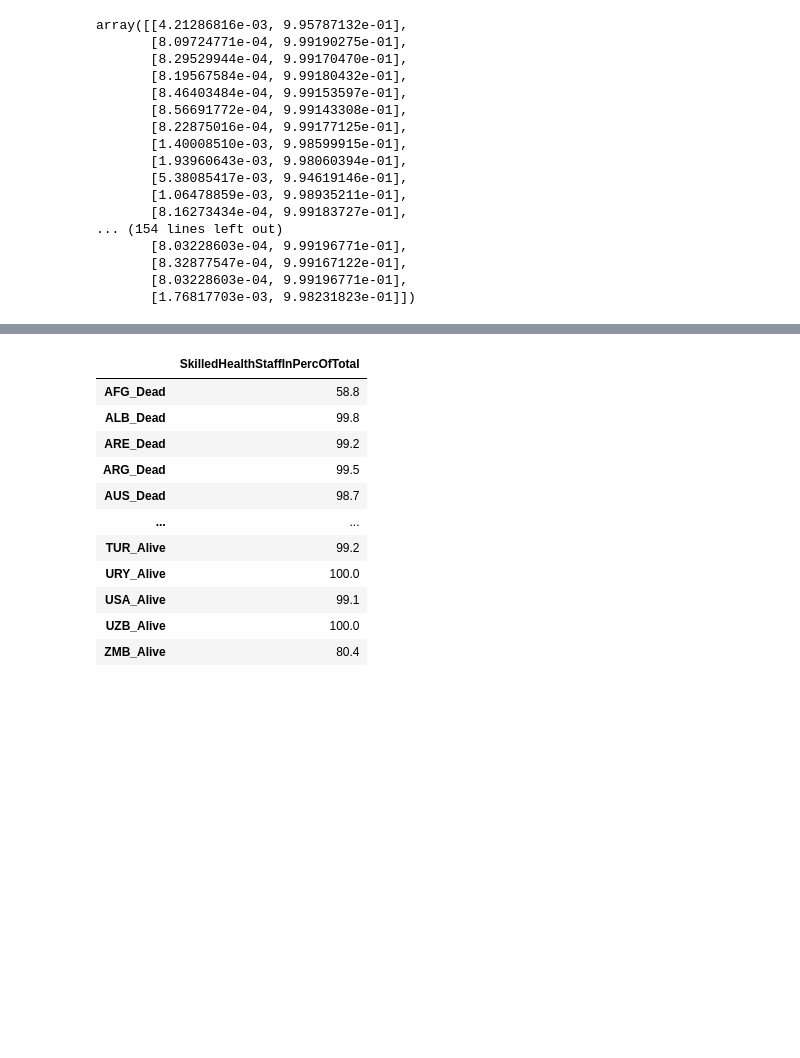
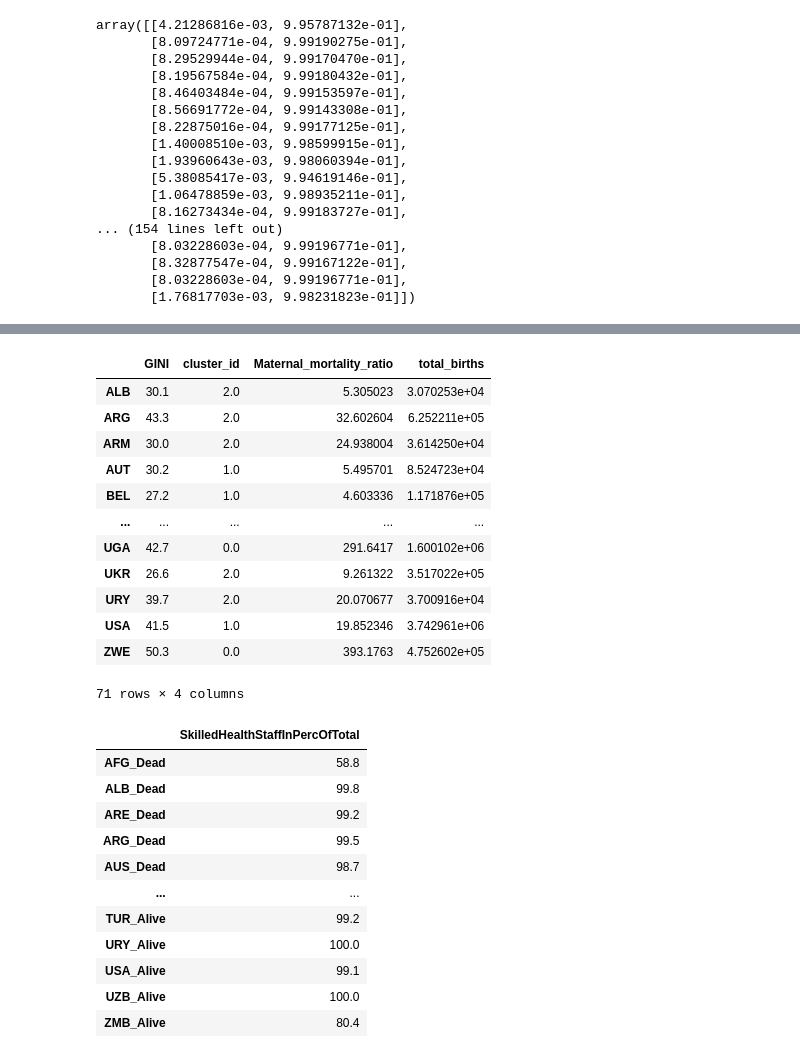
Before and after one commit to MariaStefaniak/SurvivalAtBirth_Global, a Jupyter notebook: Data_Organization/Python_Scripts/FinalNotebook.ipynb, the cells around one changed output, grey strips where cells are left out. Saved outputs shown, nothing was run; the diff lists cells and outputs as text; code cells hidden in the pictures; blank space fills up the shorter version.

```diff
--- a/Data_Organization/Python_Scripts/FinalNotebook.ipynb
+++ b/Data_Organization/Python_Scripts/FinalNotebook.ipynb
@@ -840,3 +927,25 @@ for feature in List_of_Models_per_Feature:
+# %%
+
+
+
+
+
+countryRegressor.Clean_Test()
+countryRegressor.test_clean_df
+# %% [output]
+|  | GINI | cluster_id | Maternal_mortality_ratio | total_births |
+| ALB | 30.1 | 2.0 | 5.305023 | 3.070253e+04 |
+| ARG | 43.3 | 2.0 | 32.602604 | 6.252211e+05 |
+| ARM | 30.0 | 2.0 | 24.938004 | 3.614250e+04 |
+| AUT | 30.2 | 1.0 | 5.495701 | 8.524723e+04 |
+| BEL | 27.2 | 1.0 | 4.603336 | 1.171876e+05 |
+| ... | ... | ... | ... | ... |
+| UGA | 42.7 | 0.0 | 291.6417 | 1.600102e+06 |
+| UKR | 26.6 | 2.0 | 9.261322 | 3.517022e+05 |
+| URY | 39.7 | 2.0 | 20.070677 | 3.700916e+04 |
+| USA | 41.5 | 1.0 | 19.852346 | 3.742961e+06 |
+| ZWE | 50.3 | 0.0 | 393.1763 | 4.752602e+05 |
+71 rows × 4 columns
 # %%
 countryRegressor.Xad[countryRegressor.features4model]
 # %% [output]
```
Also changed, not shown: parts of 13 cells of this notebook.
